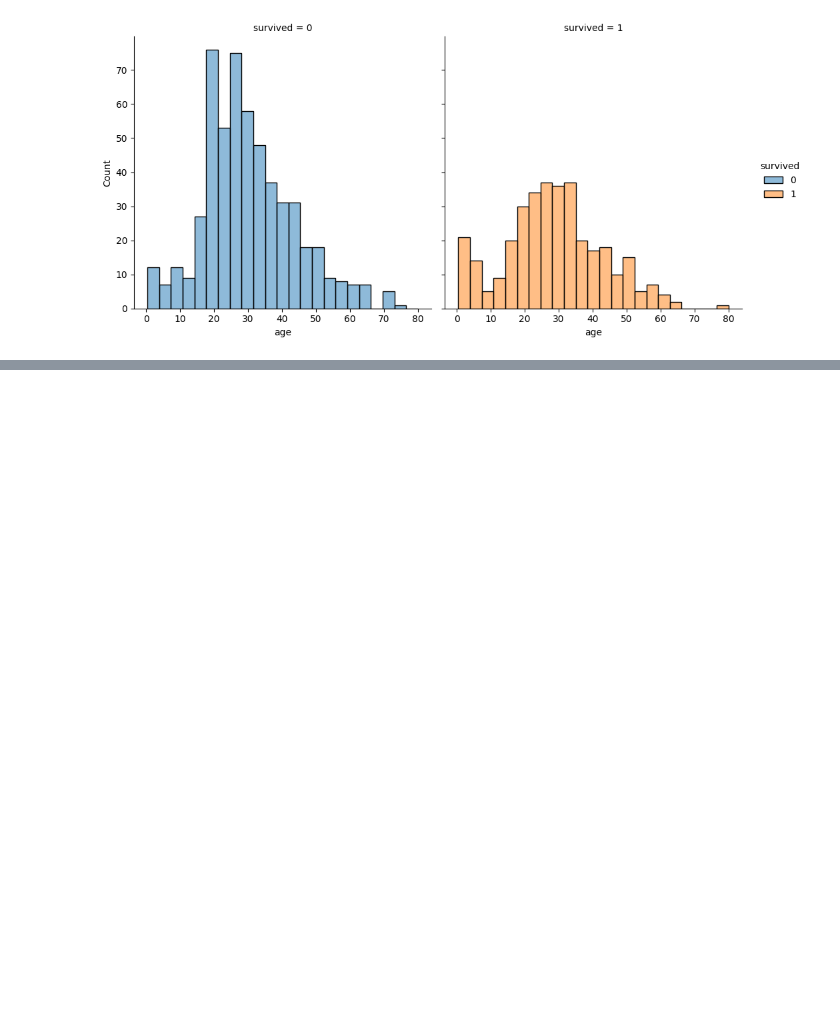
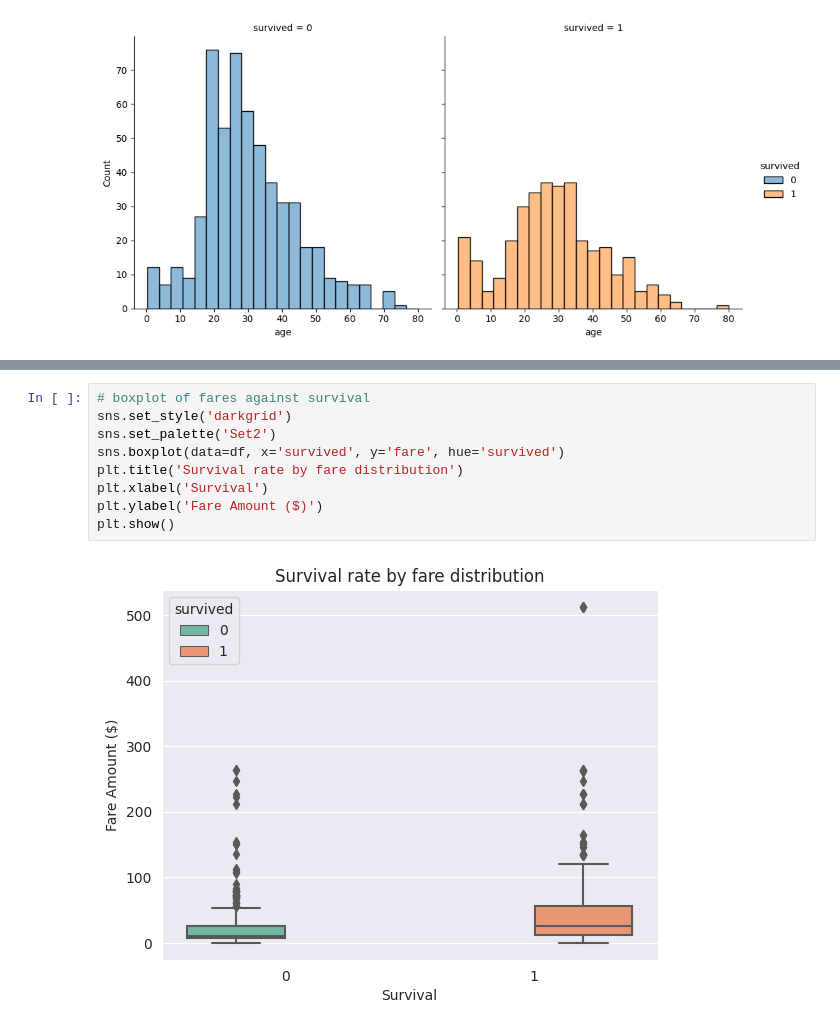
Before and after one commit to JoshAmpofo/python, a Jupyter notebook: ML/Trestle/AI_ML_lab_1.ipynb, the cells around one changed output, grey strips where cells are left out. Drawn from its saved outputs; the diff is of its cells as text; blank space fills up the shorter version.

```diff
--- a/ML/Trestle/AI_ML_lab_1.ipynb
+++ b/ML/Trestle/AI_ML_lab_1.ipynb
@@ -213 +211,12 @@ sns.catplot(data = df, x = 'embarked', kind = 'count', hue = 'survived',
 [figure]
+# %%
+# boxplot of fares against survival
+sns.set_style('darkgrid')
+sns.set_palette('Set2')
+sns.boxplot(data=df, x='survived', y='fare', hue='survived')
+plt.title('Survival rate by fare distribution')
+plt.xlabel('Survival')
+plt.ylabel('Fare Amount ($)')
+plt.show()
+# %% [output]
+[figure, added]
```
Also changed, not shown: parts of 9 cells of this notebook.
